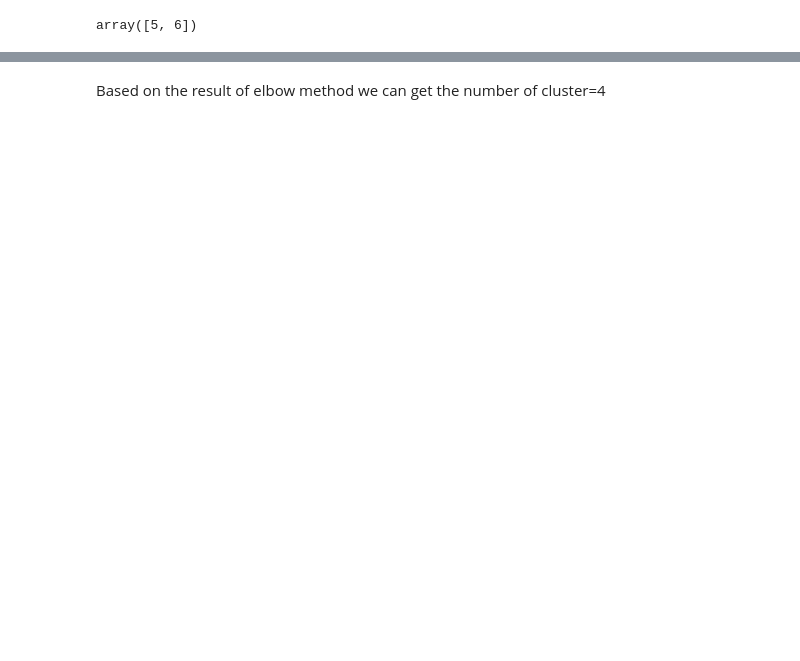
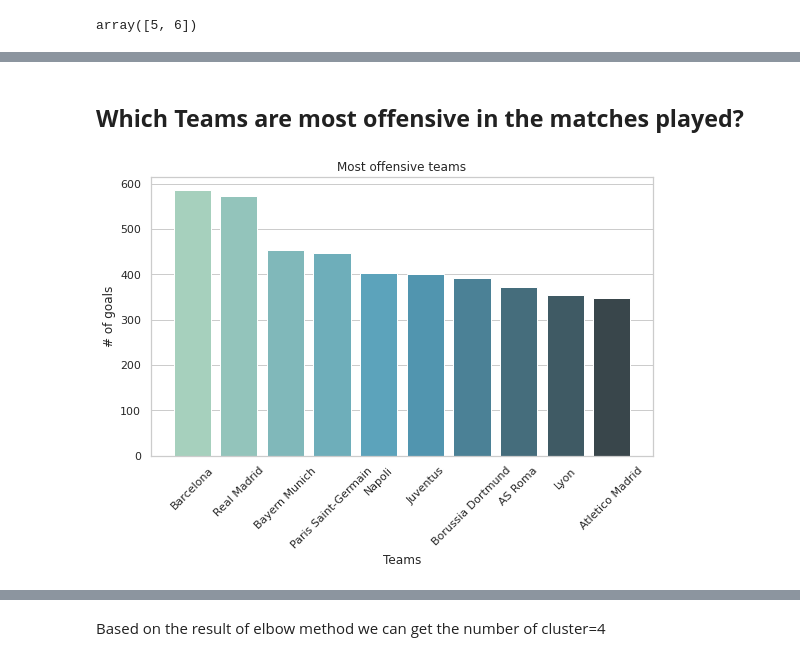
Before and after one commit to Karishma-Kuria/KMean-Clustering-Using-Scikit-Pytorch, a Jupyter notebook: K_MeanClustering.ipynb, the cells around one changed output, grey strips where cells are left out. Saved outputs shown, nothing was run; the diff lists cells and outputs as text; code cells hidden in the pictures; blank space fills up the shorter version.

```diff
--- a/K_MeanClustering.ipynb
+++ b/K_MeanClustering.ipynb
@@ -84,16 +257,16 @@ red_combi
 # %%
-## Utility function to plot bar plots with similar configuration
-def plot_barplot(data, x_ticks, x_labels, y_labels, title, color='muted', num=10, figsize=8):
-    ## Set standard style as whitegrid (this also could be customized via param)
+# common function to plot bar plots with following configuration
+def barplot(data, x_ticks, x_labels, y_labels, title, color='muted', num=10, figsize=8):
+    # set whitegrid as style
     sns.set_style("whitegrid")
-    ## Set a figure with custom figsize
+
     plot.figure(figsize=(num, figsize))
-    ## Plottin data
-    ax = sns.barplot(x = [j for j in range(0, len(data))], y=data.values, palette=color)
-    ## Setting ticks extracted from data indexes
-    ax.set_xticks([j for j in range(0, len(data))])
-    ## Set labels of the chart
-    ax.set_xticklabels(x_ticks, rotation=45)
-    ax.set(xlabel = x_labels, ylabel = y_labels, title = title)
-    ax.plot();
+    # plot data
+    bx = sns.barplot(x = [j for j in range(0, len(data))], y=data.values, palette=color)
+    # set ticks
+    bx.set_xticks([j for j in range(0, len(data))])
+    # set labels on the chart
+    bx.set_xticklabels(x_ticks, rotation=45)
+    bx.set(xlabel = x_labels, ylabel = y_labels, title = title)
+    bx.plot();
     plot.tight_layout()
@@ -107,11 +273,15 @@ plot_barplot(df_shot_places, shot_place['events'], 'Shot places', 'Number of eve
+# %% [markdown]
+## **Which Teams are most offensive in the matches played?**
 # %%
-## Grouping attempts by team
-grouping_by_offensive = game_events[game_events['is_goal']==1].groupby('event_team')
+# group attempts by team
+group_by_offensive = game_events[game_events['is_goal']==1].groupby('event_team')
 
-## Sorting the values
-grouping_by_offensive = grouping_by_offensive.count().sort_values(by='id_event', ascending=False)[:10]
-teams = grouping_by_offensive.index
-scores = grouping_by_offensive['id_event']
+# sort the values grouped
+group_by_offensive = group_by_offensive.count().sort_values(by='id_event', ascending=False)[:10]
+teams = group_by_offensive.index
+scores = group_by_offensive['id_event']
 
-## Plotting the teams
-plot_barplot(scores, teams, 'Teams', '# of goals', 'Most offensive teams', 'GnBu_d', 8, 6)
+# plot the teams
+barplot(scores, teams, 'Teams', '# of goals', 'Most offensive teams', 'GnBu_d', 8, 6)
+# %% [output]
+[figure, added]
```
Also changed, not shown: parts of 82 cells of this notebook.
